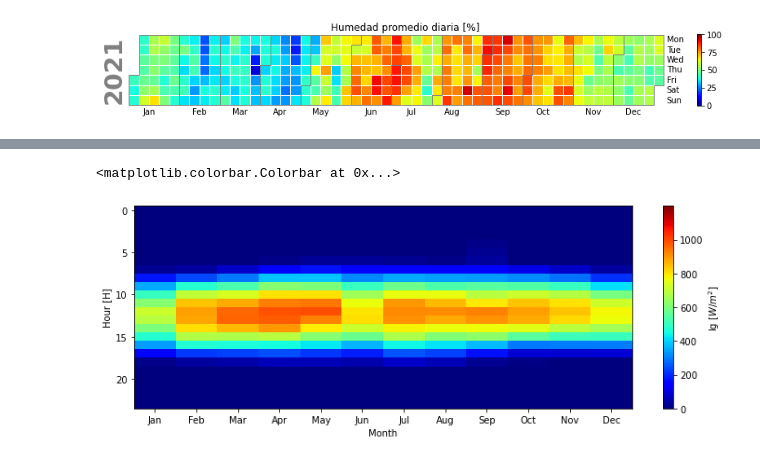
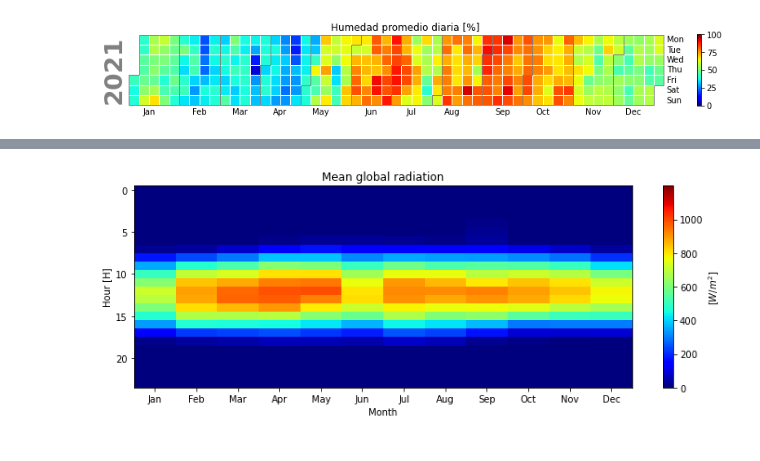
Before and after one commit to jessineva/Evaporative_thesis, a Jupyter notebook: figuras/notebooks/002_temixco_gráficas2021.ipynb, the cells around one changed output, grey strips where cells are left out. Saved outputs shown, nothing was run; the diff lists cells and outputs as text; code cells hidden in the pictures.

```diff
--- a/figuras/notebooks/002_temixco_gráficas2021.ipynb
+++ b/figuras/notebooks/002_temixco_gráficas2021.ipynb
@@ -102,16 +126,18 @@ fig.colorbar(p, label="RH [%]", ticks=range(0,101,20))
 # %%
 fig, ax = plt.subplots(figsize = (12,4))
 
 p = ax.imshow(Ig, aspect="auto", cmap="jet", vmin=0, vmax=1200)
 
 ax.set_xticks(range(0,12))
 ax.set_xticklabels(meses)
 
 ax.set_ylabel("Hour [H]")
 ax.set_xlabel("Month")
 
 
-fig.colorbar(p, label="Ig [$W/m^2$]", ticks=range(0,1101,200))
+fig.colorbar(p, label="[$W/m^2$]", ticks=range(0,1101,200))
+
+ax.set_title("Mean global radiation")
+plt.savefig("../../escrito/figuras/Ig")
 # %% [output]
-<matplotlib.colorbar.Colorbar at 0x...>
-[figure, old version]
+[figure, new version]
```
Also changed, not shown: parts of 5 cells of this notebook, 17 other files.
